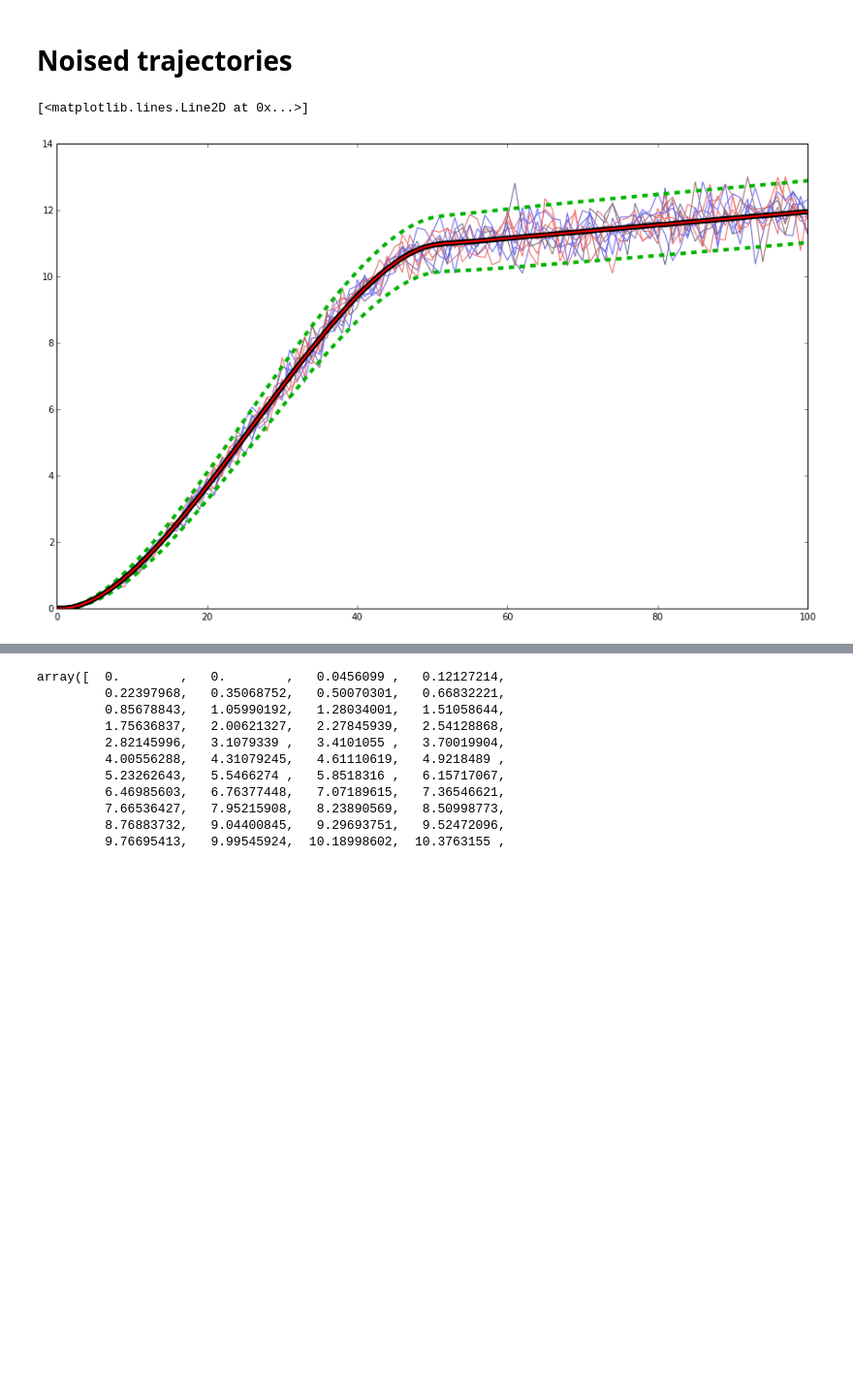
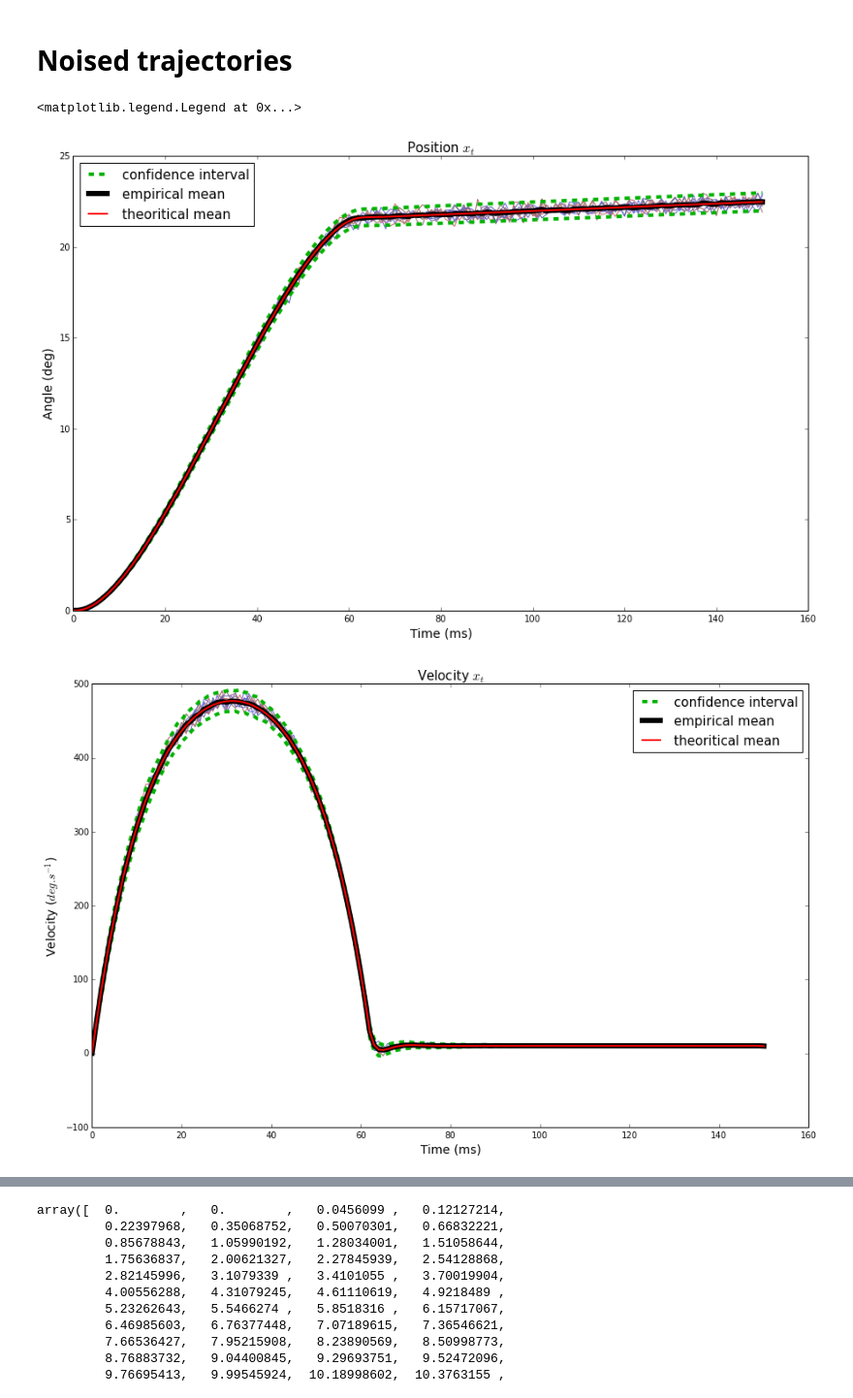
Before and after one commit to AnaideT/OptimalPrecision, a Jupyter notebook: 2017-07-13 Noised trajectories.ipynb, the cells around one changed output, grey strips where cells are left out. Shown at 97% size. Saved outputs shown, nothing was run; the diff lists cells and outputs as text; code cells hidden in the pictures; blank space fills up the shorter version.

```diff
--- a/2017-07-13 Noised trajectories.ipynb
+++ b/2017-07-13 Noised trajectories.ipynb
@@ -10,7 +10,7 @@ from PlotFunctions import plot_signal, plot_position, plot_velocity, plot_varian
 # %%
 import pickle
 import pandas as pd
-record = pd.read_pickle('../2017_OptimalPrecision/DataRecording/dt_0.001/'+'HW_tau=0.013_dt=0.001_tT=0.05_tR=0.05_k=0.05_niter=5000_xT=10_v=20.0.pkl')
+record = pd.read_pickle('../2017_OptimalPrecision/DataRecording/dt_0.001/'+'HW_tau=0.013_dt=0.001_tT=0.062_tR=0.088_k=0.005_niter=5000_xT=21_v=10.0.pkl')
 # %%
 def fact(n):
     """The factorial function
@@ -25,7 +25,7 @@ def fact(n):
 tau = 0.013
 dt = 0.001 # step time
 n = 2 # number of coordinates
-k = 0.05
+k = 0.005
 # %%
 # definition of A and B
 
@@ -37,15 +37,15 @@ for i in np.arange(n):
 A[n-1, n-1] = 1-dt/tau
 B[n-1] = dt
 # %%
-t_T = .05# saccade duration
-t_R = .05 # pursuit duration
+t_T = .062# saccade duration
+t_R = .088 # pursuit duration
 T = int(np.round(t_T/dt))
 R = int(np.round(t_R/dt))
 time = np.linspace(0, t_T+t_R, R+T+1)
 time_ms = time*1000
 x0 = np.zeros(n) # starting point
 xT = np.zeros(n) # ending point
-xT[0] = 10
+xT[0] = 21
 x0[0] = 0
 #v = 10*np.cos(20*np.pi*time) # velocity of the target (deg/s)
 # %%
@@ -111,9 +111,9 @@ def state_vector(u, t):
 # %%
 fig_width = 15
 fig, ax = plt.subplots(1, 1, figsize=(fig_width, fig_width/1.618))
-ntest = 10000
+ntest = 100
 poss = np.zeros((ntest,T+R+1))
-#vels = np.zeros((ntest,T+R+1))
+vels = np.zeros((ntest,T+R+1))
 
 nshow = 10
 
@@ -124,58 +124,66 @@ for i in np.arange(nshow):
     else:
         col[i] = .4, .4, 1-alea.rand()/2
 
 for j in np.arange(ntest):
     pos1 = np.zeros(T+R+1)
     pos2 = np.zeros(T+R+1)
-#    vel1 = np.zeros(T+R+1)
-#    vel2 = np.zeros(T+R+1)
+    vel1 = np.zeros(T+R+1)
+    vel2 = np.zeros(T+R+1)
     for i in np.arange(T+R+1):
         state_v = state_vector(record.signal[5000], i)
         pos1[i] = record.position[5000][i]
         pos2[i] = state_v[0]
-#        vel1[i] = record.velocity[5000][i]
-#        vel2[i] = state_v[1]
+        vel1[i] = record.velocity[5000][i]
+        vel2[i] = state_v[1]
     poss[j, :] = pos2
-#    vels[j, :] = vel2
+    vels[j, :] = vel2
 pos_mean = np.mean(poss, axis = 0)
-#vel_mean = np.mean(vels, axis = 0)
+vel_mean = np.mean(vels, axis = 0)
 for j in np.arange(nshow):
     plt.figure(1)
     plt.plot(poss[j*ntest//nshow], color = col[j])
 
 ecart_pos = np.zeros(T+R+1)
-#ecart_vel = np.zeros(T+R+1)
+ecart_vel = np.zeros(T+R+1)
 
 for i in np.arange(T+R+1):
     ecart_pos[i] = np.sqrt(np.var(poss[:,i]))
-#for i in np.arange(T+R+1):
-#    ecart_vel[i] = np.sqrt(np.var(vels[:,i]))
+for i in np.arange(T+R+1):
+    ecart_vel[i] = np.sqrt(np.var(vels[:,i]))
 Iplus_pos = np.zeros(T+R+1)
 Imoins_pos = np.zeros(T+R+1)
-#Iplus_vel = np.zeros(T+R+1)
-#Imoins_vel = np.zeros(T+R+1)
+Iplus_vel = np.zeros(T+R+1)
+Imoins_vel = np.zeros(T+R+1)
 for i in np.arange(T+R+1):
     Iplus_pos[i] = record.position[5000][i]+2*np.sqrt(record.variance[5000][i])
     Imoins_pos[i] = record.position[5000][i]-2*np.sqrt(record.variance[5000][i])
-#    Iplus_vel[i] = record.velocity[5000][i]+2*ecart_vel[i]
-#    Imoins_vel[i] = record.velocity[5000][i]-2*ecart_vel[i]
-plt.plot(Iplus_pos, lw = 4, ls = '--', color =(0,0.7,0))
+    Iplus_vel[i] = record.velocity[5000][i]+2*ecart_vel[i]
+    Imoins_vel[i] = record.velocity[5000][i]-2*ecart_vel[i]
+plt.plot(Iplus_pos, lw = 4, ls = '--', color =(0,0.7,0),label='confidence interval')
 plt.plot(Imoins_pos, lw = 4, ls = '--', color =(0,0.7,0))
-plt.plot(pos_mean, lw = 6, color ='black')
-plt.plot(pos1, lw = 2, color ='red')
+plt.plot(pos_mean, lw = 6, color ='black', label='empirical mean')
+plt.plot(pos1, lw = 2, color ='red',label='theoritical mean')
 
+ax.set_title(r'Position $x_t$', fontsize = 15)
+ax.set_xlabel('Time (ms)', fontsize=14)
+ax.set_ylabel('Angle (deg)', fontsize=14)
+ax.legend(loc='upper left',prop={'size':15})
+fig_width = 15
+fig, ax = plt.subplots(1, 1, figsize=(fig_width, fig_width/1.618))
 
-#fig_width = 15
-#fig, ax = plt.subplots(1, 1, figsize=(fig_width, fig_width/1.618))
+for j in np.arange(nshow):
+    plt.figure(2)
+    plt.plot(vels[j*ntest//nshow], color = col[j])
 
-#for j in np.arange(nshow):
-#    plt.figure(2)
-#    plt.plot(vels[j*ntest//nshow], color = col[j])
-
-#plt.plot(Iplus_vel, lw = 4, ls = '--', color =(0,0.7,0))
-#plt.plot(Imoins_vel, lw = 4, ls = '--', color =(0,0.7,0))
-#plt.plot(vel_mean, lw = 6, color = 'black')
-#plt.plot(vel1, lw = 2, color = 'red')
+plt.plot(Iplus_vel, lw = 4, ls = '--', color =(0,0.7,0),label='confidence interval')
+plt.plot(Imoins_vel, lw = 4, ls = '--', color =(0,0.7,0))
+plt.plot(vel_mean, lw = 6, color = 'black', label='empirical mean')
+plt.plot(vel1, lw = 2, color = 'red',label='theoritical mean')
+ax.set_title(r'Velocity $x_t$', fontsize = 15)
+ax.set_xlabel('Time (ms)', fontsize=14)
+ax.set_ylabel('Velocity ($deg.s^{-1}$)', fontsize=14)
+ax.legend(loc='upper right',prop={'size':15})
 # %% [output]
-[<matplotlib.lines.Line2D at 0x...>]
+<matplotlib.legend.Legend at 0x...>
-[figure, old version]
+[figure, new version]
+[figure, added]
```
Also changed, not shown: parts of 3 cells of this notebook, 8 other files.
